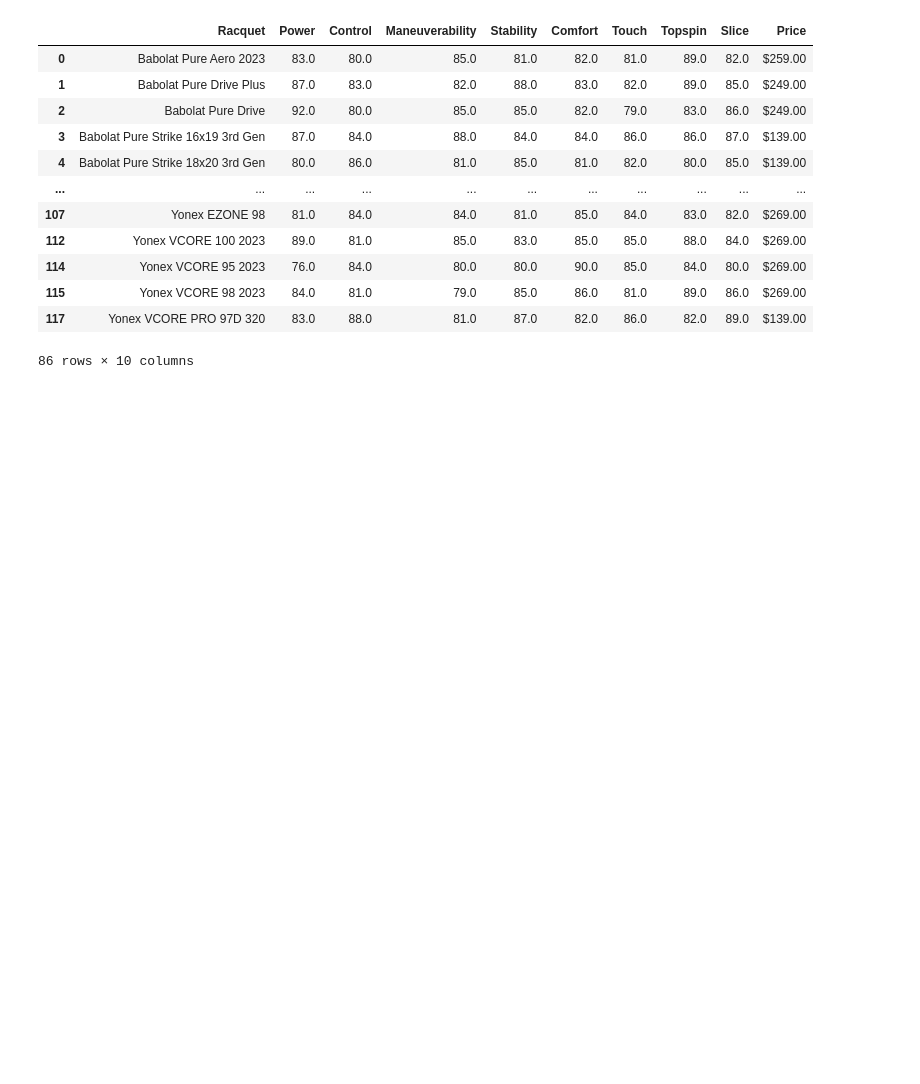
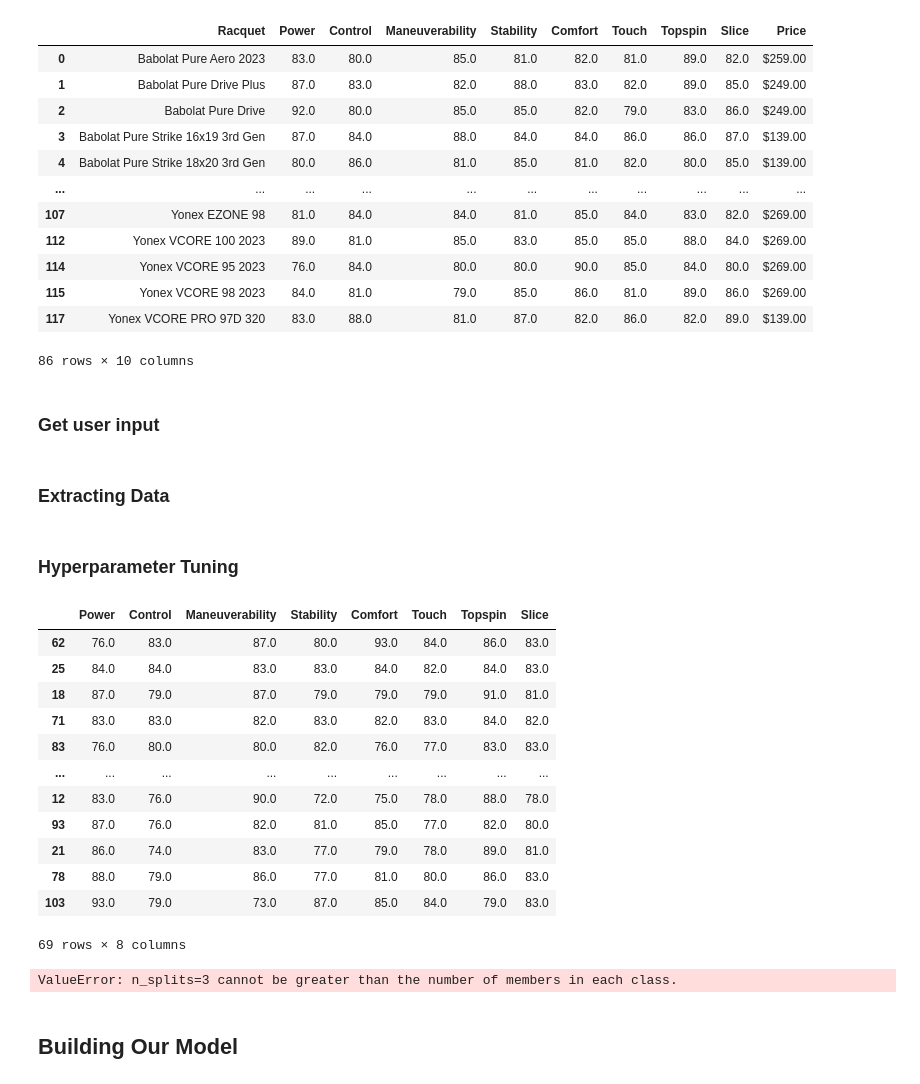
Before and after one commit to stefanperkovic/Racquet-Recommender, a Jupyter notebook: racquet.ipynb, the cells around one changed output. Saved outputs shown, nothing was run; the diff lists cells and outputs as text; code cells hidden in the pictures; blank space fills up the shorter version.

Commit message:
Got User Input and Started working on model

```diff
--- a/racquet.ipynb
+++ b/racquet.ipynb
@@ -130,3 +134,5 @@ df.drop(df[df["Maneuverability"] < 70].index)
 | 115 | Yonex VCORE 98 2023 | 84.0 | 81.0 | 79.0 | 85.0 | 86.0 | 81.0 | 89.0 | 86.0 | $269.00 |
 | 117 | Yonex VCORE PRO 97D 320 | 83.0 | 88.0 | 81.0 | 87.0 | 82.0 | 86.0 | 82.0 | 89.0 | $139.00 |
 86 rows × 10 columns
+# %% [markdown]
+### Get user input
@@ -132,0 +148,45 @@ df.drop(df[df["Maneuverability"] < 70].index)
+# %% [markdown]
+### Extracting Data
+# %%
+# Extract Data
+features = ['Power', 'Control', 'Maneuverability', 'Stability', 'Comfort','Touch', 'Topspin', 'Slice'] #, 'Price'
+X = df[features]
+y = df["Racquet"]
+
+# Split the data into training and testing sets
+X_train, X_test, y_train, y_test = train_test_split(X, y, test_size=0.2, random_state=5)
+# %% [markdown]
+### Hyperparameter Tuning
+# %%
+X_train
+# %% [output]
+|  | Power | Control | Maneuverability | Stability | Comfort | Touch | Topspin | Slice |
+| 62 | 76.0 | 83.0 | 87.0 | 80.0 | 93.0 | 84.0 | 86.0 | 83.0 |
+| 25 | 84.0 | 84.0 | 83.0 | 83.0 | 84.0 | 82.0 | 84.0 | 83.0 |
+| 18 | 87.0 | 79.0 | 87.0 | 79.0 | 79.0 | 79.0 | 91.0 | 81.0 |
+| 71 | 83.0 | 83.0 | 82.0 | 83.0 | 82.0 | 83.0 | 84.0 | 82.0 |
+| 83 | 76.0 | 80.0 | 80.0 | 82.0 | 76.0 | 77.0 | 83.0 | 83.0 |
+| ... | ... | ... | ... | ... | ... | ... | ... | ... |
+| 12 | 83.0 | 76.0 | 90.0 | 72.0 | 75.0 | 78.0 | 88.0 | 78.0 |
+| 93 | 87.0 | 76.0 | 82.0 | 81.0 | 85.0 | 77.0 | 82.0 | 80.0 |
+| 21 | 86.0 | 74.0 | 83.0 | 77.0 | 79.0 | 78.0 | 89.0 | 81.0 |
+| 78 | 88.0 | 79.0 | 86.0 | 77.0 | 81.0 | 80.0 | 86.0 | 83.0 |
+| 103 | 93.0 | 79.0 | 73.0 | 87.0 | 85.0 | 84.0 | 79.0 | 83.0 |
+69 rows × 8 columns
+# %%
+# Define a range of k values to test
+k_values = list(range(1, 20, 2)) #Odd values from 1 to 20
+
+# Initialize an empty list four our scores
+cv_scores = []
+
+# Preform 5-fold cross validation for each k value
+for k in k_values:
+    model = KNeighborsClassifier(n_neighbors=k)
+    scores = cross_val_score(model, X_train, y_train, cv=3, scoring="accuracy")
+    print(k, scores)
+    cv_scores.append(scores.mean())
+# %% [output]
+ValueError: n_splits=3 cannot be greater than the number of members in each class.
+# %% [markdown]
+## Building Our Model
```
Also changed, not shown: parts of 2 cells of this notebook.
